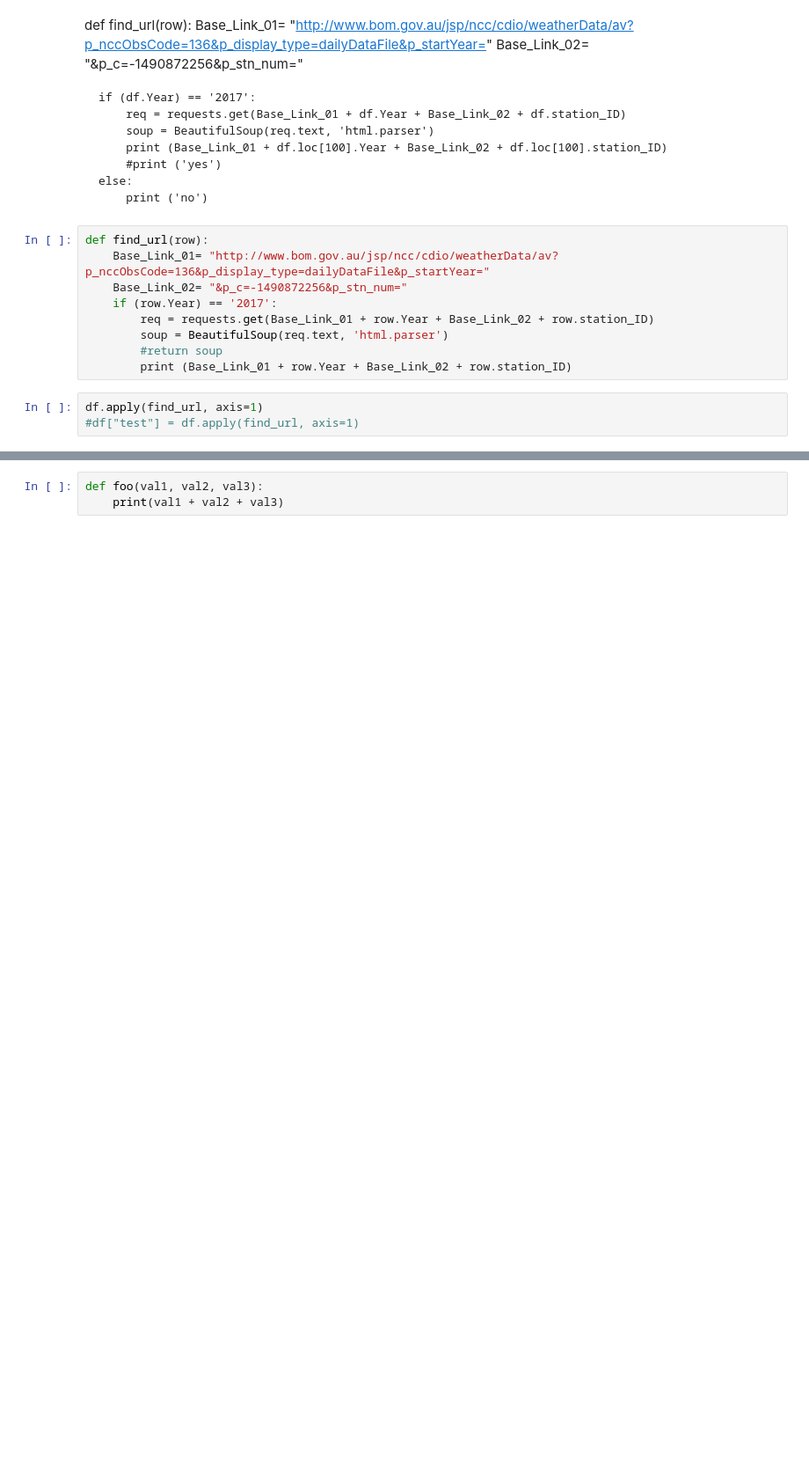
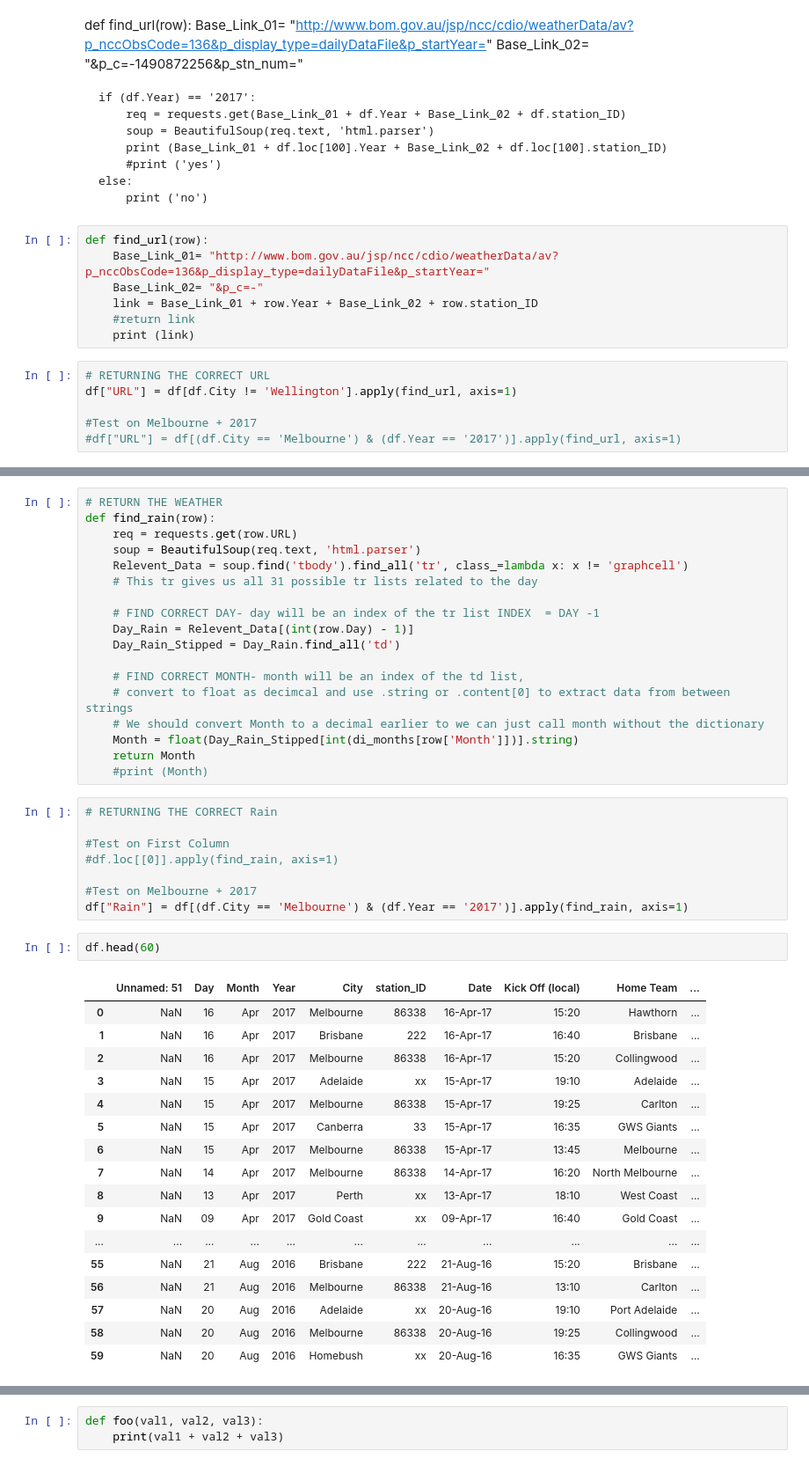
Before and after one commit to ssweeney1988/2015lab2, a Jupyter notebook: Afl_original-update.ipynb, the cells around one changed output, grey strips where cells are left out. Shown: that part at 88% size. Drawn from its saved outputs; the diff is of its cells as text; blank space fills up the shorter version.

```diff
--- a/Afl_original-update.ipynb
+++ b/Afl_original-update.ipynb
@@ -533,13 +440,14 @@ def find_url(row):
 # %%
 def find_url(row):
     Base_Link_01= "http://www.bom.gov.au/jsp/ncc/cdio/weatherData/av?p_nccObsCode=136&p_display_type=dailyDataFile&p_startYear="
-    Base_Link_02= "&p_c=-1490872256&p_stn_num="
-    if (row.Year) == '2017':
-        req = requests.get(Base_Link_01 + row.Year + Base_Link_02 + row.station_ID)
-        soup = BeautifulSoup(req.text, 'html.parser')
-        #return soup
-        print (Base_Link_01 + row.Year + Base_Link_02 + row.station_ID)
+    Base_Link_02= "&p_c=-"
+    link = Base_Link_01 + row.Year + Base_Link_02 + row.station_ID
+    #return link
+    print (link)
 # %%
-df.apply(find_url, axis=1)
-#df["test"] = df.apply(find_url, axis=1)
+# RETURNING THE CORRECT URL
+df["URL"] = df[df.City != 'Wellington'].apply(find_url, axis=1)
+
+#Test on Melbourne + 2017
+#df["URL"] = df[(df.City == 'Melbourne') & (df.Year == '2017')].apply(find_url, axis=1)
 # %% [output]
@@ -622,0 +471,46 @@ Run_City('Sydney')
+# %%
+# RETURN THE WEATHER
+def find_rain(row):
+    req = requests.get(row.URL)
+    soup = BeautifulSoup(req.text, 'html.parser')
+    Relevent_Data = soup.find('tbody').find_all('tr', class_=lambda x: x != 'graphcell')
+    # This tr gives us all 31 possible tr lists related to the day
+
+    # FIND CORRECT DAY- day will be an index of the tr list INDEX  = DAY -1
+    Day_Rain = Relevent_Data[(int(row.Day) - 1)]
+    Day_Rain_Stipped = Day_Rain.find_all('td')
+
+    # FIND CORRECT MONTH- month will be an index of the td list,
+    # convert to float as decimcal and use .string or .content[0] to extract data from between strings
+    # We should convert Month to a decimal earlier to we can just call month without the dictionary
+    Month = float(Day_Rain_Stipped[int(di_months[row['Month']])].string)
+    return Month
+    #print (Month)
+# %%
+# RETURNING THE CORRECT Rain
+
+#Test on First Column
+#df.loc[[0]].apply(find_rain, axis=1)
+
+#Test on Melbourne + 2017
+df["Rain"] = df[(df.City == 'Melbourne') & (df.Year == '2017')].apply(find_rain, axis=1)
+# %%
+df.head(60)
+# %% [output]
+|  | Unnamed: 51 | Day | Month | Year | City | station_ID | Date | Kick Off (local) | Home Team | ... |
+| 0 | NaN | 16 | Apr | 2017 | Melbourne | 86338 | 16-Apr-17 | 15:20 | Hawthorn | ... |
+| 1 | NaN | 16 | Apr | 2017 | Brisbane | 222 | 16-Apr-17 | 16:40 | Brisbane | ... |
+| 2 | NaN | 16 | Apr | 2017 | Melbourne | 86338 | 16-Apr-17 | 15:20 | Collingwood | ... |
+| 3 | NaN | 15 | Apr | 2017 | Adelaide | xx | 15-Apr-17 | 19:10 | Adelaide | ... |
+| 4 | NaN | 15 | Apr | 2017 | Melbourne | 86338 | 15-Apr-17 | 19:25 | Carlton | ... |
+| 5 | NaN | 15 | Apr | 2017 | Canberra | 33 | 15-Apr-17 | 16:35 | GWS Giants | ... |
+| 6 | NaN | 15 | Apr | 2017 | Melbourne | 86338 | 15-Apr-17 | 13:45 | Melbourne | ... |
+| 7 | NaN | 14 | Apr | 2017 | Melbourne | 86338 | 14-Apr-17 | 16:20 | North Melbourne | ... |
+| 8 | NaN | 13 | Apr | 2017 | Perth | xx | 13-Apr-17 | 18:10 | West Coast | ... |
+| 9 | NaN | 09 | Apr | 2017 | Gold Coast | xx | 09-Apr-17 | 16:40 | Gold Coast | ... |
+| ... | ... | ... | ... | ... | ... | ... | ... | ... | ... | ... |
+| 55 | NaN | 21 | Aug | 2016 | Brisbane | 222 | 21-Aug-16 | 15:20 | Brisbane | ... |
+| 56 | NaN | 21 | Aug | 2016 | Melbourne | 86338 | 21-Aug-16 | 13:10 | Carlton | ... |
+| 57 | NaN | 20 | Aug | 2016 | Adelaide | xx | 20-Aug-16 | 19:10 | Port Adelaide | ... |
+| 58 | NaN | 20 | Aug | 2016 | Melbourne | 86338 | 20-Aug-16 | 19:25 | Collingwood | ... |
+| 59 | NaN | 20 | Aug | 2016 | Homebush | xx | 20-Aug-16 | 16:35 | GWS Giants | ... |
```
Also changed, not shown: parts of 13 cells of this notebook, 1 other file.
